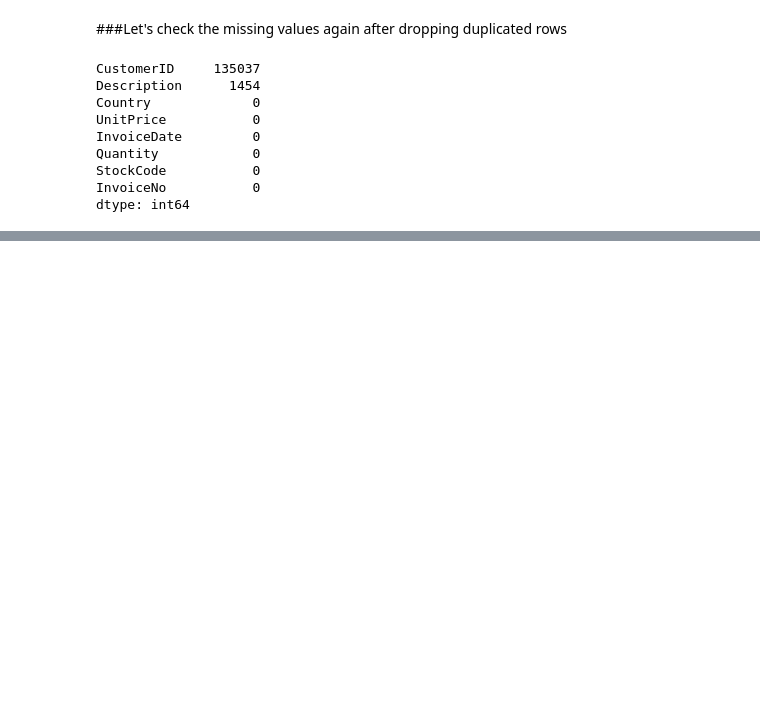
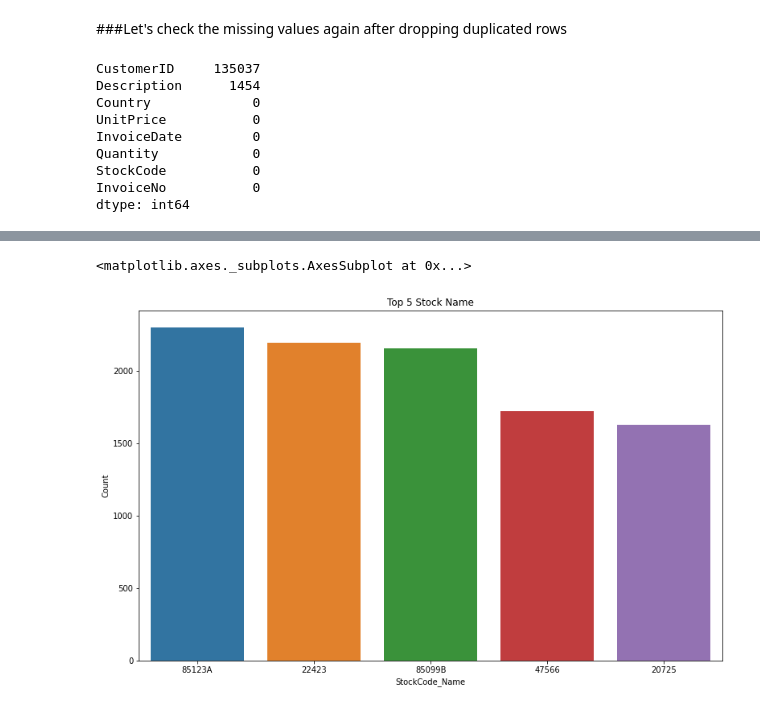
Before and after one commit to Aayushi-Sharma24/Online_Retail_Customer_Segmentation_Unsupervised, a Jupyter notebook: Online_Retail_Customer_Segmentation_Capstone_Project.ipynb, the cells around one changed output, grey strips where cells are left out. Cells and saved outputs as stored; diff of their text form; code cells hidden in the pictures; blank space fills up the shorter version.

```diff
--- a/Online_Retail_Customer_Segmentation_Capstone_Project.ipynb
+++ b/Online_Retail_Customer_Segmentation_Capstone_Project.ipynb
@@ -164,0 +217,6 @@ dtype: int64
+# %%
+#Extracting StockCode data in a dataframe
+StockCode_df=df['StockCode'].value_counts().reset_index()
+StockCode_df.rename(columns={'index': 'StockCode_Name'}, inplace=True)
+StockCode_df.rename(columns={'StockCode': 'Count'}, inplace=True)
+StockCode_df.head()
@@ -164,0 +230,8 @@ dtype: int64
+# %%
+#Plotting data using barplot
+plt.figure(figsize=(13,8))
+plt.title('Top 5 Stock Name')
+sns.barplot(x='StockCode_Name',y='Count',data=StockCode_df[:5])
+# %% [output]
+<matplotlib.axes._subplots.AxesSubplot at 0x...>
+[figure, added]
```
Also changed, not shown: parts of 27 cells of this notebook.
